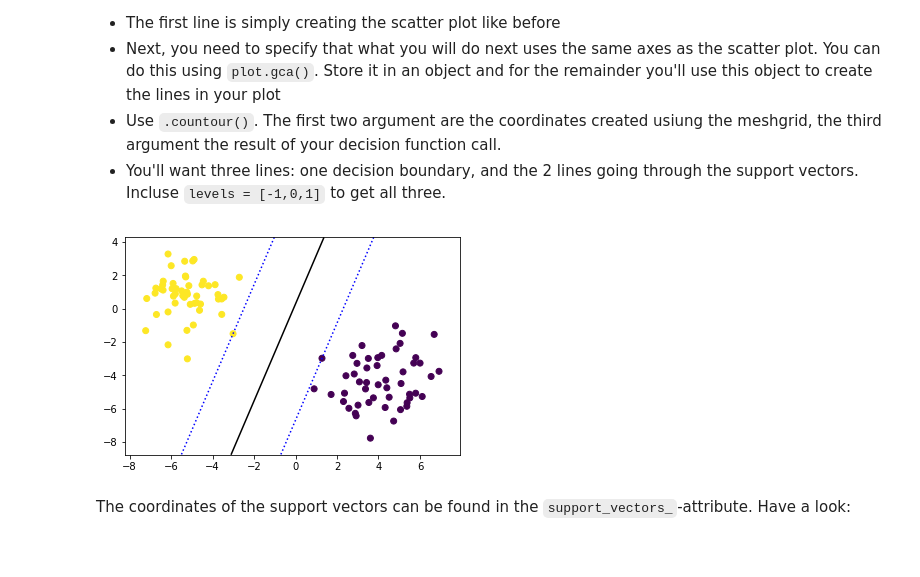
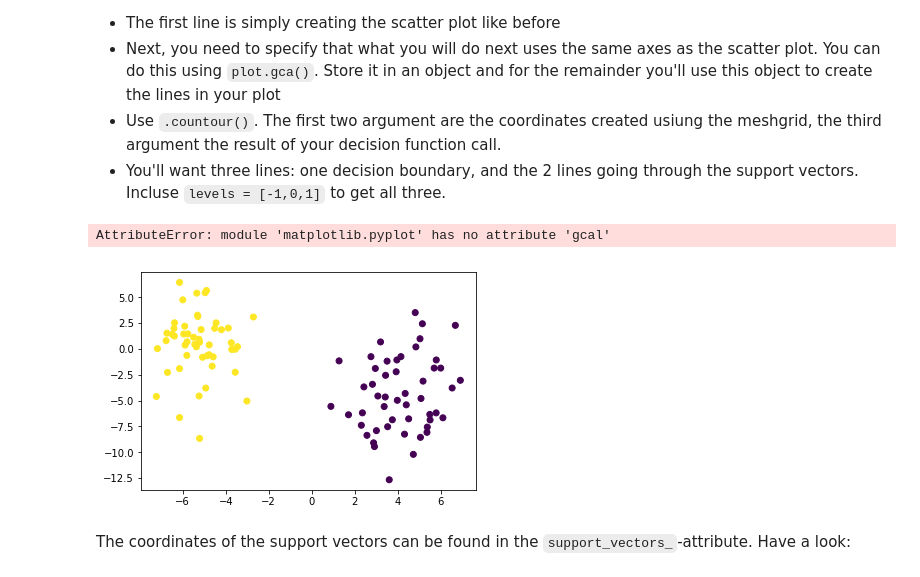
Before and after one commit to dalems4/dsc-building-an-svm-using-scikit-learn-lab-seattle-ds-career-051319, a Jupyter notebook: index.ipynb, the cells around one changed output. Drawn from its saved outputs; the diff is of its cells as text; code cells hidden in the pictures.

```diff
--- a/index.ipynb
+++ b/index.ipynb
@@ -119,13 +119,14 @@ Now, let's plot our data again with the result of SVM in it.
 # %%
 plt.scatter(X_11, X_12, c = y_1)
 axes = plt.gcal()
 axes.contour(
     X11_C, X12_C, df1, colors=["red", "black", "purple"],
     levels= [-1, 0, 1],
     linestyles = [':', '-', ':'])
-plt.show
+plt.show();
 # %% [output]
+AttributeError: module 'matplotlib.pyplot' has no attribute 'gcal'
-[figure, old version]
+[figure, new version]
 # %% [markdown]
 The coordinates of the support vectors can be found in the `support_vectors_`-attribute. Have a look:
 # %%
```
